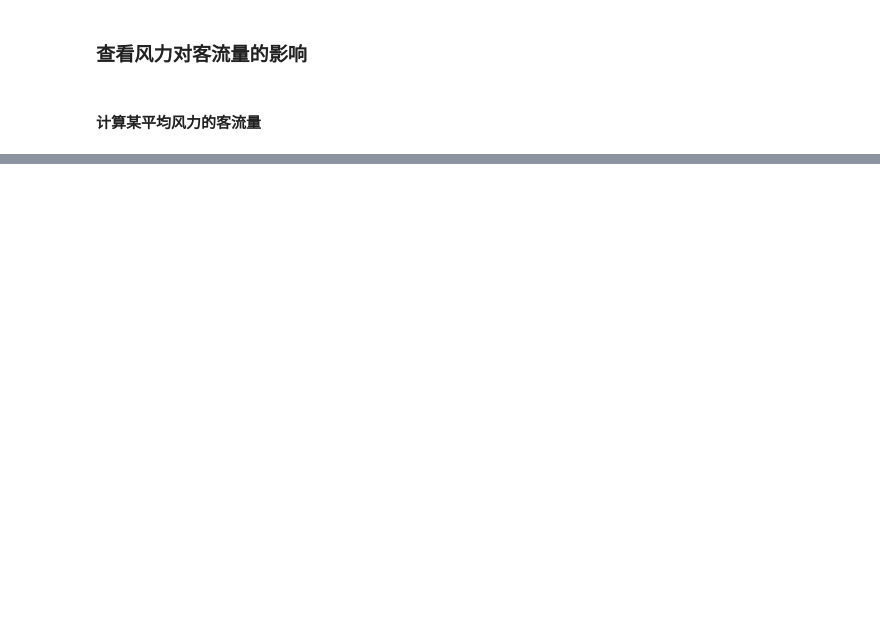
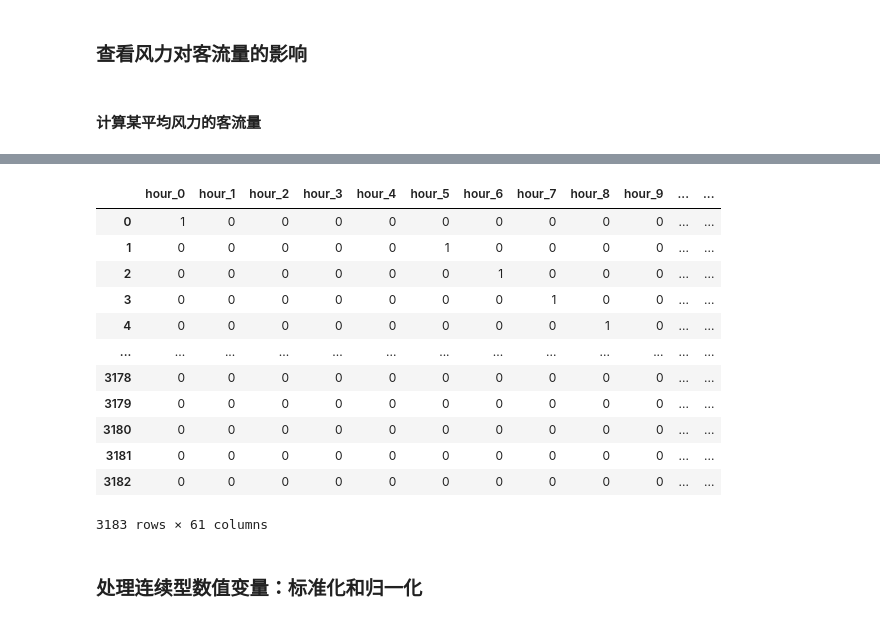
Before and after one commit to yanlingpy/Bus, a Jupyter notebook: code/bus.ipynb, the cells around one changed output, grey strips where cells are left out. Drawn from its saved outputs; the diff is of its cells as text; code cells hidden in the pictures; blank space fills up the shorter version.

```diff
--- a/code/bus.ipynb
+++ b/code/bus.ipynb
@@ -570,0 +405,3 @@ temp_passenger_dataframe.corr()
+# %%
+day_of_week=pd.get_dummies(feature_target_data['week'],prefix='week')
+day_of_week
@@ -570,0 +422,27 @@ temp_passenger_dataframe.corr()
+# %%
+is_holiday = pd.get_dummies(feature_target_data['is_holiday'], prefix='is_holiday')
+# %%
+front_wind = pd.get_dummies(feature_target_data['front_wind'],prefix='front_wind')
+behind_wind = pd.get_dummies(feature_target_data['behind_wind'],prefix='behind_wind')
+# %%
+front_weather = pd.get_dummies(feature_target_data['front_weather'],prefix='front_weather')
+behind_weather = pd.get_dummies(feature_target_data['behind_weather'],prefix='behind_weather')
+# %%
+category_feature = pd.concat([day_of_hour,is_holiday,day_of_week,behind_wind,front_wind,front_weather,behind_weather],axis=1)
+category_feature
+# %% [output]
+|  | hour_0 | hour_1 | hour_2 | hour_3 | hour_4 | hour_5 | hour_6 | hour_7 | hour_8 | hour_9 | ... | ... |
+| 0 | 1 | 0 | 0 | 0 | 0 | 0 | 0 | 0 | 0 | 0 | ... | ... |
+| 1 | 0 | 0 | 0 | 0 | 0 | 1 | 0 | 0 | 0 | 0 | ... | ... |
+| 2 | 0 | 0 | 0 | 0 | 0 | 0 | 1 | 0 | 0 | 0 | ... | ... |
+| 3 | 0 | 0 | 0 | 0 | 0 | 0 | 0 | 1 | 0 | 0 | ... | ... |
+| 4 | 0 | 0 | 0 | 0 | 0 | 0 | 0 | 0 | 1 | 0 | ... | ... |
+| ... | ... | ... | ... | ... | ... | ... | ... | ... | ... | ... | ... | ... |
+| 3178 | 0 | 0 | 0 | 0 | 0 | 0 | 0 | 0 | 0 | 0 | ... | ... |
+| 3179 | 0 | 0 | 0 | 0 | 0 | 0 | 0 | 0 | 0 | 0 | ... | ... |
+| 3180 | 0 | 0 | 0 | 0 | 0 | 0 | 0 | 0 | 0 | 0 | ... | ... |
+| 3181 | 0 | 0 | 0 | 0 | 0 | 0 | 0 | 0 | 0 | 0 | ... | ... |
+| 3182 | 0 | 0 | 0 | 0 | 0 | 0 | 0 | 0 | 0 | 0 | ... | ... |
+3183 rows × 61 columns
+# %% [markdown]
+### 处理连续型数值变量：标准化和归一化
```
Also changed, not shown: parts of 61 cells of this notebook.
